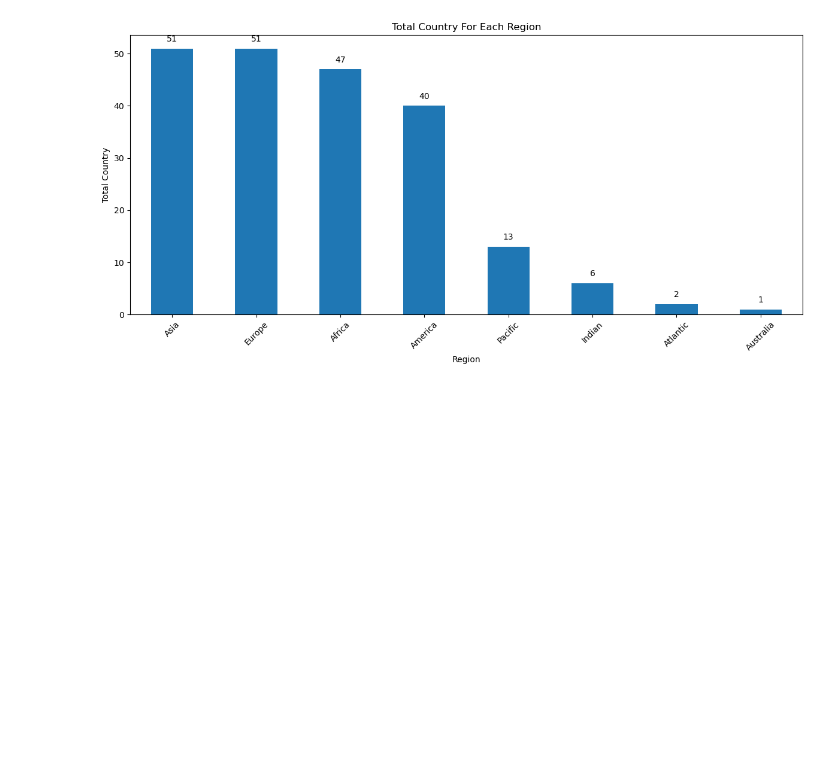
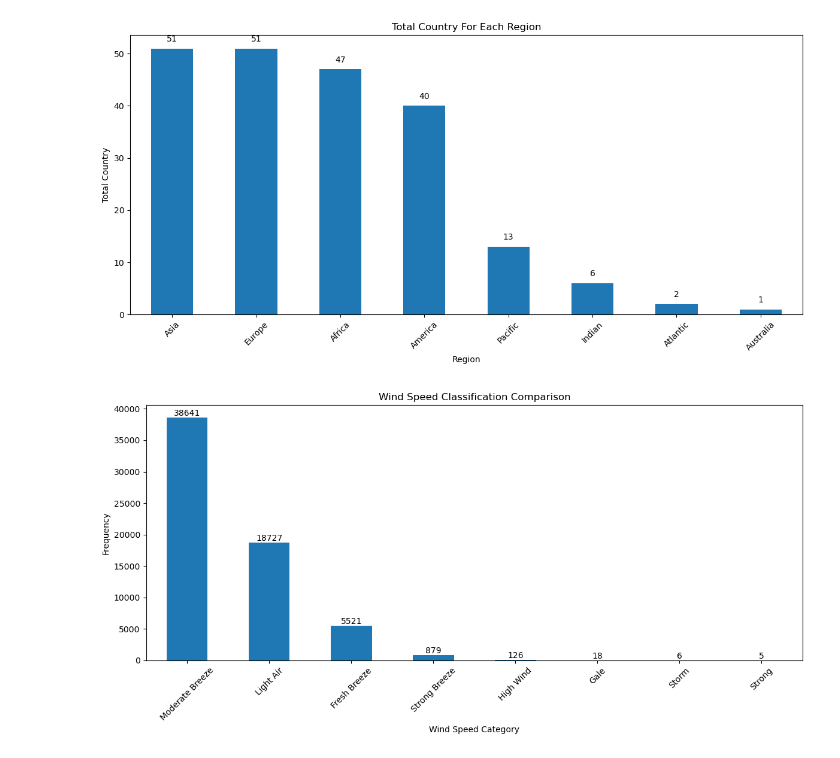
Before and after one commit to FlazeFy2/DS-World_Weather_Repository, a Jupyter notebook: exploratory data analysis-bar.ipynb, the cells around one changed output. Drawn from its saved outputs; the diff is of its cells as text; code cells hidden in the pictures; blank space fills up the shorter version.

Commit message:
[DS] Exploratory Data Analysis (EDA) - Bar Chart Wind Speed Classification Comparison (m/s)

```diff
--- a/exploratory data analysis-bar.ipynb
+++ b/exploratory data analysis-bar.ipynb
@@ -177,3 +177,49 @@ plt.tight_layout()
 plt.show()
 # %% [output]
 [figure]
+# %%
+import pandas as pd
+import matplotlib.pyplot as plt
+
+df = pd.read_csv("GlobalWeatherRepository.csv")
+
+# Exploratory Data Analysis (EDA) - Bar Chart Wind Speed Classification Comparison (m/s)
+def classification_wind_speed(val):
+    mps = val * 0.27778
+
+    if mps > 25:
+        return "Storm"
+    elif mps > 20:
+        return "Strong"
+    elif mps > 17:
+        return "Gale"
+    elif mps > 13:
+        return "High Wind"
+    elif mps > 10:
+        return "Strong Breeze"
+    elif mps > 7:
+        return "Fresh Breeze"
+    elif mps > 2:
+        return "Moderate Breeze"
+    else:
+        return "Light Air"
+
+df["Wind Speed Classification"] = df["wind_kph"].apply(classification_wind_speed)
+
+# Dataset
+top_context = df["Wind Speed Classification"].value_counts().sort_values(ascending=False)
+
+# Plot the Bar Chart
+plt.figure(figsize=(12, 6))
+top_context.plot(kind='bar')
+# Add label
+for i, value in enumerate(top_context):
+    plt.text(i, value + 1, str(value), ha='center', va='bottom')
+plt.title('Wind Speed Classification Comparison')
+plt.xlabel('Wind Speed Category')
+plt.ylabel('Frequency')
+plt.xticks(rotation=45)
+plt.tight_layout()
+plt.show()
+# %% [output]
+[figure, added]
```
